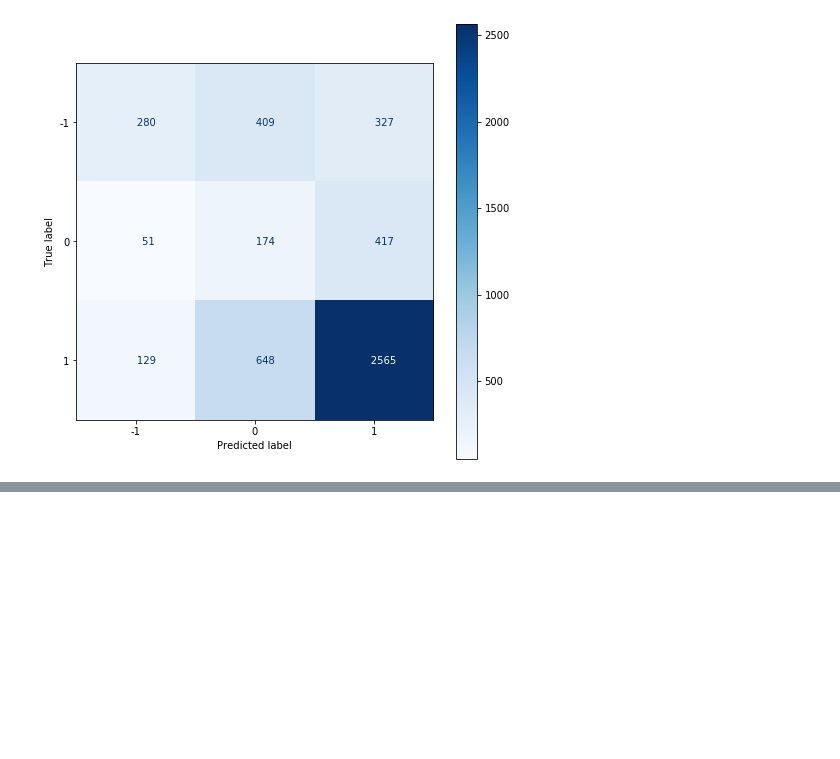
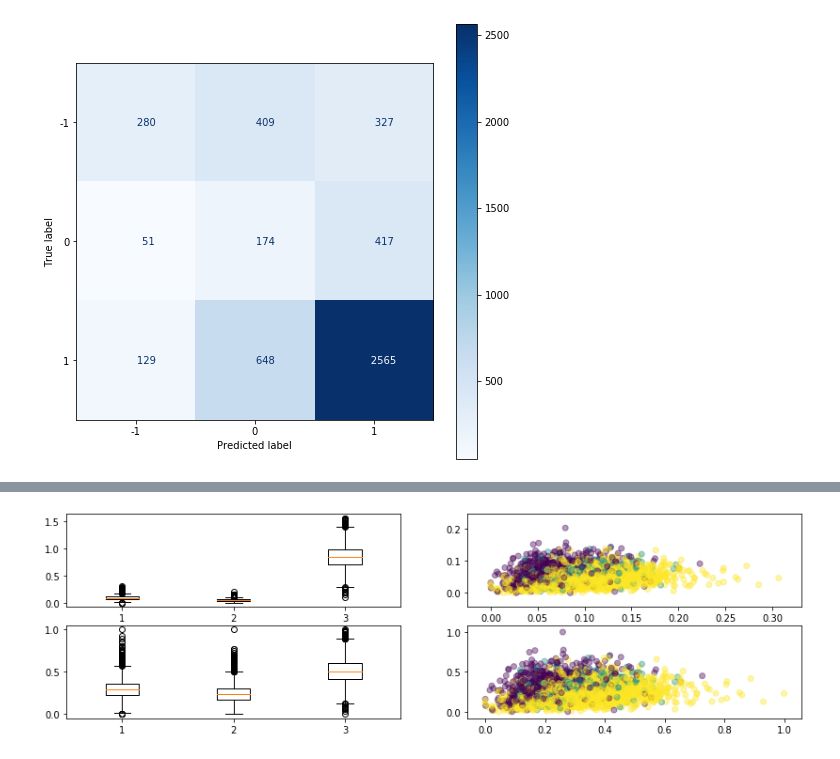
Before and after one commit to afflint/textsent, a Jupyter notebook: Synsets, wordnet and Yelp reviews.ipynb, the cells around one changed output, grey strips where cells are left out. Cells and saved outputs as stored; diff of their text form; code cells hidden in the pictures; blank space fills up the shorter version.

```diff
--- a/Synsets, wordnet and Yelp reviews.ipynb
+++ b/Synsets, wordnet and Yelp reviews.ipynb
@@ -296,0 +380,4 @@ weighted avg       0.66      0.60      0.62      5000
+# %%
+wn_wa.custom_plots(y_true).show()
+# %% [output]
+[figure, added]
```
Also changed, not shown: parts of 9 cells of this notebook.
